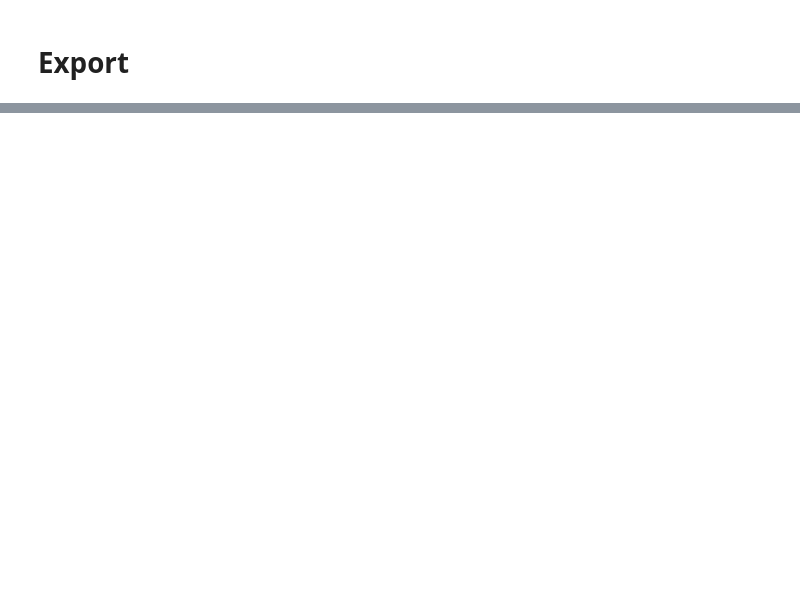
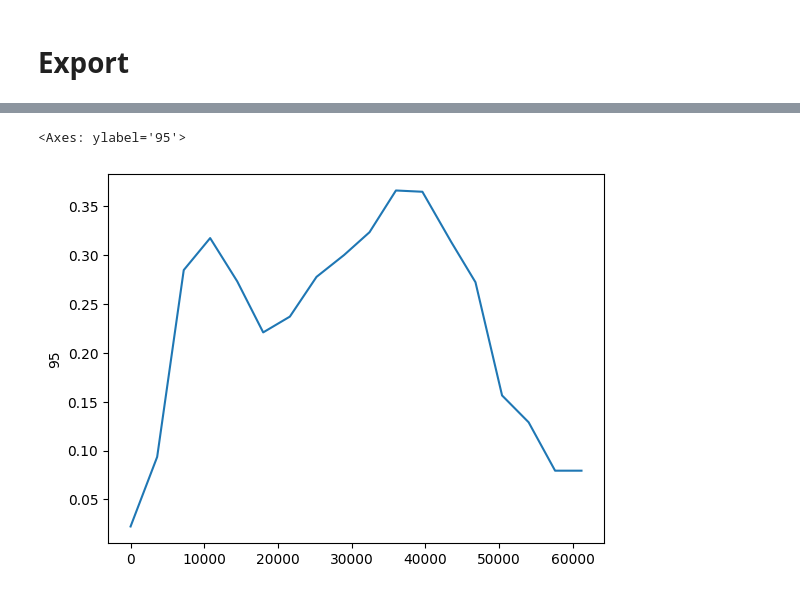
Before and after one commit to zander-holleran/mesa_lcc_model, a Jupyter notebook: notebooks/other_notebooks/vehicle_counts_processing.ipynb, the cells around one changed output, grey strips where cells are left out. Drawn from its saved outputs; the diff is of its cells as text; code cells hidden in the pictures; blank space fills up the shorter version.

```diff
--- a/notebooks/other_notebooks/vehicle_counts_processing.ipynb
+++ b/notebooks/other_notebooks/vehicle_counts_processing.ipynb
@@ -141,4 +185,7 @@ expected_secound_counts.to_csv('data/vehicle_counts/expected_counts_seconds.csv'
 # %%
 
 
-sns.lineplot(expected_counts_seconds[50])
+sns.lineplot(expected_counts_seconds[95])
+# %% [output]
+<Axes: ylabel='95'>
+[figure, added]
```
Also changed, not shown: parts of 10 cells of this notebook, 11 other files.
